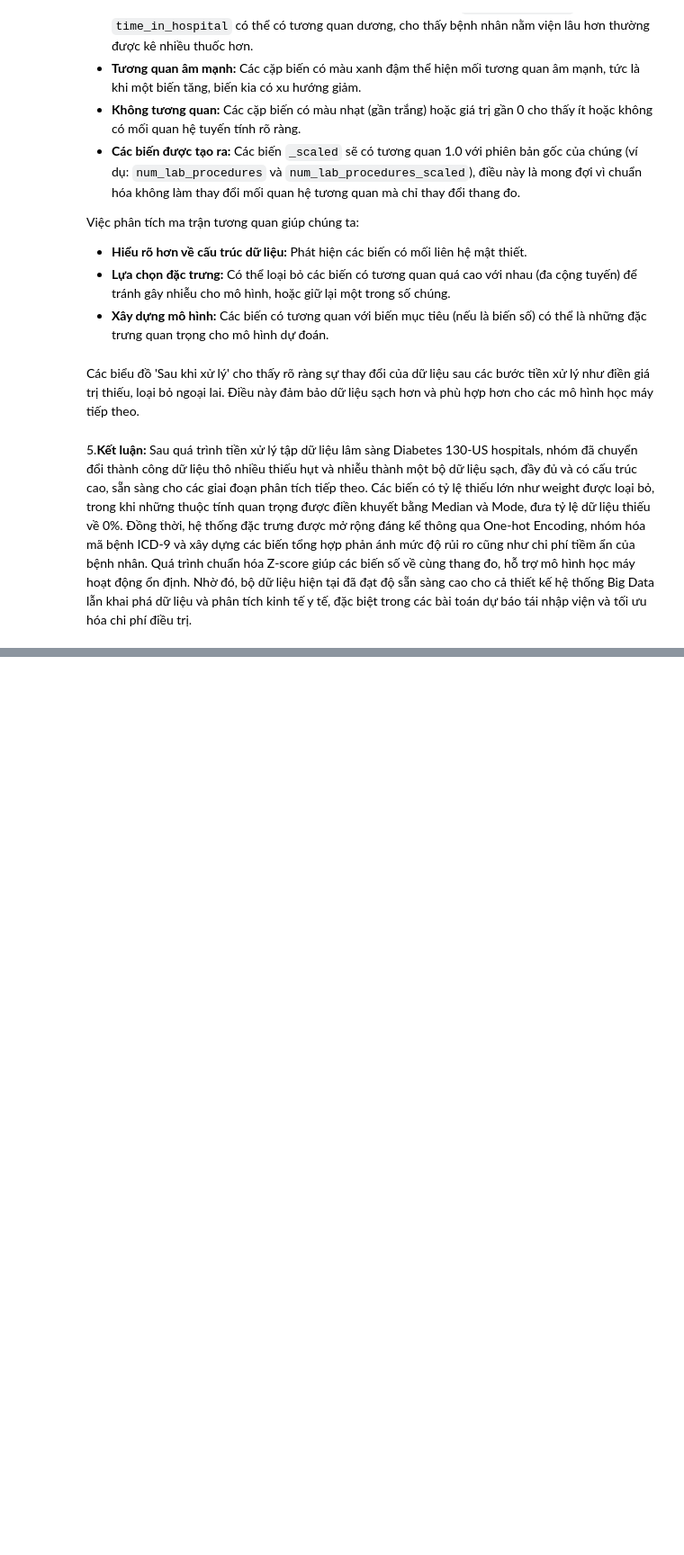
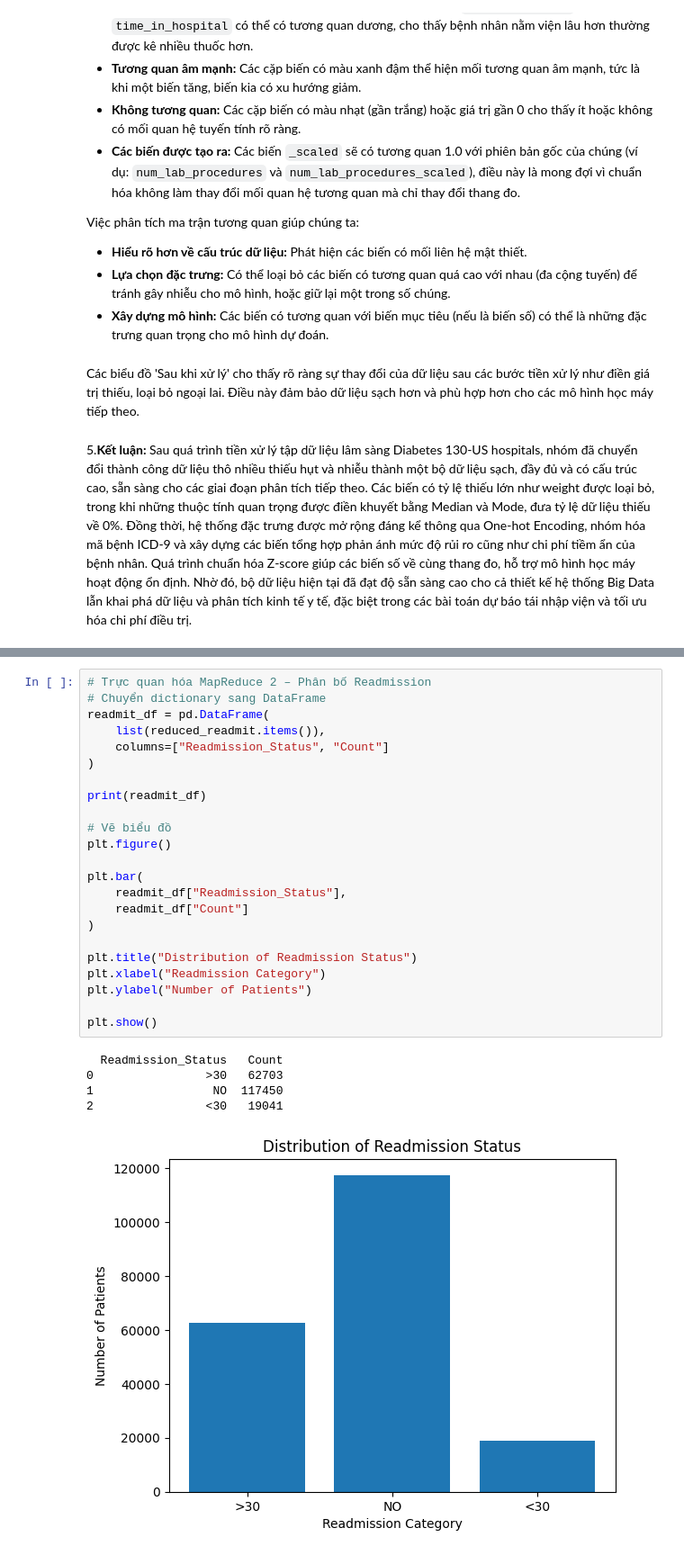
Before and after one commit to diem2701/NH-M-7---T-I-7, a Jupyter notebook: NHÓM_7_ĐỀ_TÀI_7.ipynb, the cells around one changed output, grey strips where cells are left out. Shown at 90% size. Drawn from its saved outputs; the diff is of its cells as text; blank space fills up the shorter version.

```diff
--- a/NHÓM_7_ĐỀ_TÀI_7.ipynb
+++ b/NHÓM_7_ĐỀ_TÀI_7.ipynb
@@ -1315,0 +1898,29 @@ Các biểu đồ 'Sau khi xử lý' cho thấy rõ ràng sự thay đổi của
+# %%
+# Trực quan hóa MapReduce 2 – Phân bố Readmission
+# Chuyển dictionary sang DataFrame
+readmit_df = pd.DataFrame(
+    list(reduced_readmit.items()),
+    columns=["Readmission_Status", "Count"]
+)
+
+print(readmit_df)
+
+# Vẽ biểu đồ
+plt.figure()
+
+plt.bar(
+    readmit_df["Readmission_Status"],
+    readmit_df["Count"]
+)
+
+plt.title("Distribution of Readmission Status")
+plt.xlabel("Readmission Category")
+plt.ylabel("Number of Patients")
+
+plt.show()
+# %% [output]
+  Readmission_Status   Count
+0                >30   62703
+1                 NO  117450
+2                <30   19041
+[figure, added]
```
Also changed, not shown: parts of 63 cells of this notebook.
